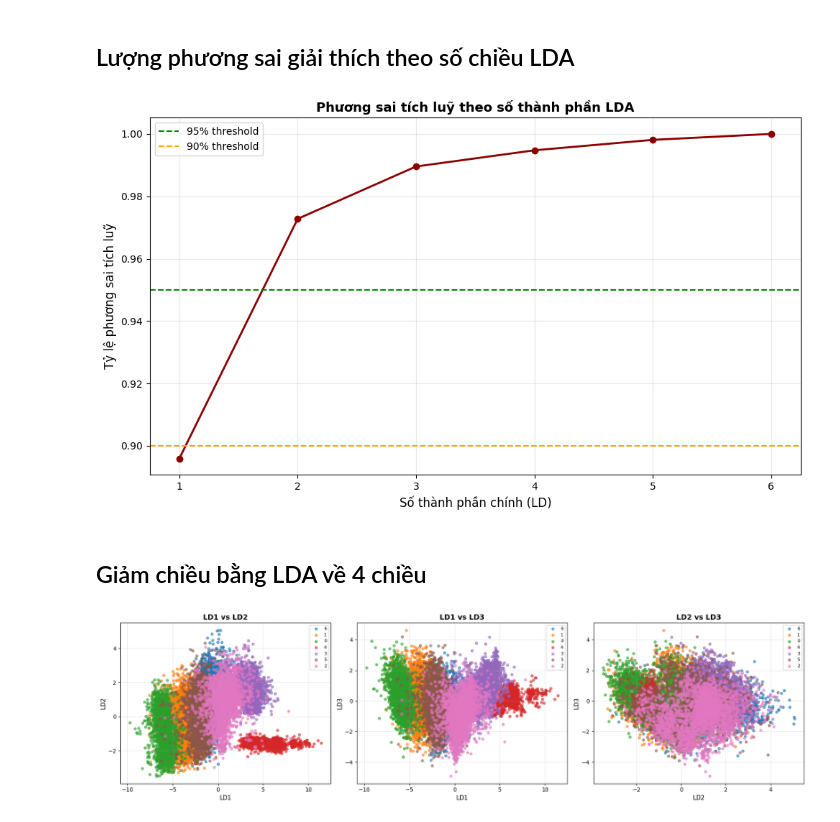
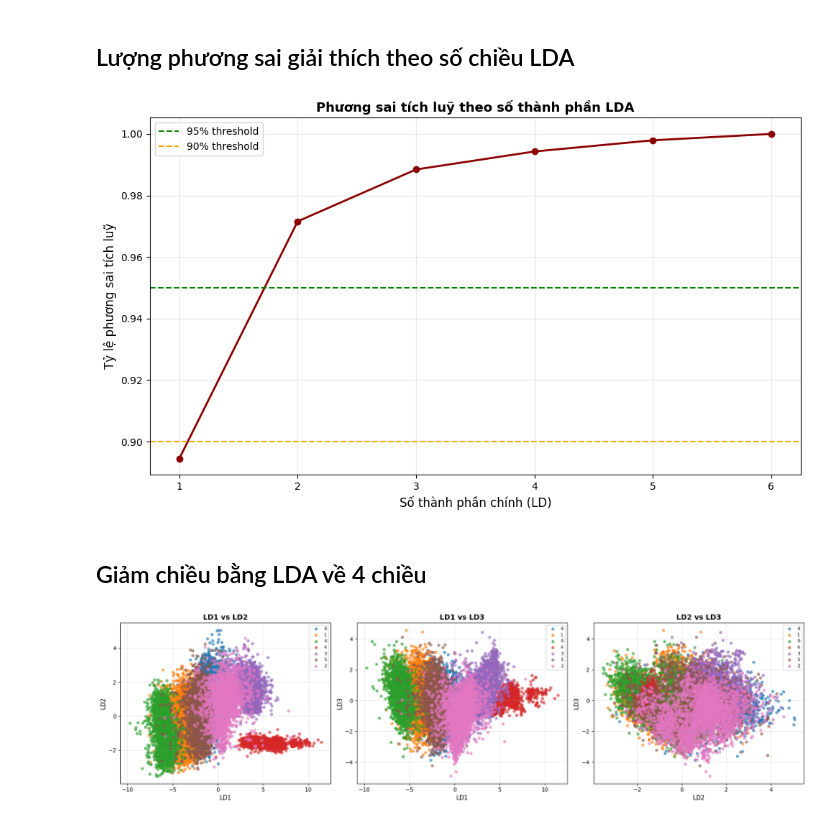
Before and after one commit to tranminhduc9/Obesity_Predict_ML, a Jupyter notebook: dimension_reduction.ipynb, the cells around one changed output. Drawn from its saved outputs; the diff is of its cells as text; code cells hidden in the pictures.

```diff
--- a/dimension_reduction.ipynb
+++ b/dimension_reduction.ipynb
@@ -8,4 +8,10 @@ import matplotlib.pyplot as plt
 import seaborn as sns
 # %%
 df = pd.read_csv('data/obesity_data_cleaned.csv')
-df
+df.head()
+
+# Xác định các cột categorical và numerical
+numerical_cols = ['Age', 'Height', 'Weight', 'FCVC', 'NCP', 'CH2O', 'FAF', 'TUE']
+
+categorical_cols = [col for col in df.columns
+                    if col not in numerical_cols and col != 'NObeyesdad']
@@ -49,8 +25,10 @@ X_scaled_df.head()
 # %%
-pca_full = PCA()
-pca_full.fit(X_scaled)
+# Áp dụng FAMD với tất cả các components
+famd_full = prince.FAMD(n_components = X.shape[1], copy=True, check_input=True, engine='sklearn', random_state=42)
+famd_full.fit(X)
 
-explained_variance = pca_full.explained_variance_ratio_
+# Tính explained variance từ eigenvalues
+explained_variance = famd_full.eigenvalues_ / famd_full.eigenvalues_.sum()
 cumulative_variance = np.cumsum(explained_variance)
 
 fig, ax = plt.subplots(figsize=(10, 6))
@@ -59,9 +37,9 @@ ax.plot(range(1, len(cumulative_variance) + 1), cumulative_variance,
         marker='o', linewidth=2, markersize=6, color='darkred')
 ax.axhline(y=0.95, color='green', linestyle='--', linewidth=1.5, label='95% threshold')
 ax.axhline(y=0.90, color='orange', linestyle='--', linewidth=1.5, label='90% threshold')
-ax.set_xlabel('Số thành phần chính (PC)', fontsize=12)
+ax.set_xlabel('Số thành phần chính (Component)', fontsize=12)
 ax.set_ylabel('Tỷ lệ phương sai tích luỹ', fontsize=12)
-ax.set_title('Phương sai tích luỹ theo số thành phần PCA', fontsize=13, fontweight='bold')
+ax.set_title('Phương sai tích luỹ theo số thành phần FAMD', fontsize=13, fontweight='bold')
 ax.grid(alpha=0.3)
 ax.set_xticks(range(1, len(cumulative_variance) + 1))
 ax.legend(fontsize=10)
@@ -125,30 +131,35 @@ PC8: 5.47%
 # LDA và trực quan
 # %% [markdown]
 ## Lượng phương sai giải thích theo số chiều LDA
+# %%
+scaler = StandardScaler()
+
+X_lda = X.copy()
+X_lda[numerical_cols] = scaler.fit_transform(X[numerical_cols])
 # %%
 lda_full = LDA()
-lda_full.fit(X_scaled, y)
+lda_full.fit(X_lda, y)
 
 explained_variance = lda_full.explained_variance_ratio_
 cumulative_variance = np.cumsum(explained_variance)
 
 fig, ax = plt.subplots(figsize=(10, 6))
 
 ax.plot(range(1, len(cumulative_variance) + 1), cumulative_variance,
         marker='o', linewidth=2, markersize=6, color='darkred')
 ax.axhline(y=0.95, color='green', linestyle='--', linewidth=1.5, label='95% threshold')
 ax.axhline(y=0.90, color='orange', linestyle='--', linewidth=1.5, label='90% threshold')
 ax.set_xlabel('Số thành phần chính (LD)', fontsize=12)
 ax.set_ylabel('Tỷ lệ phương sai tích luỹ', fontsize=12)
 ax.set_title('Phương sai tích luỹ theo số thành phần LDA', fontsize=13, fontweight='bold')
 ax.grid(alpha=0.3)
 ax.set_xticks(range(1, len(cumulative_variance) + 1))
 ax.legend(fontsize=10)
 
 plt.tight_layout()
 plt.show()
 # %% [output]
-[figure, old version]
+[figure, new version]
 # %% [markdown]
 ## Giảm chiều bằng LDA về 4 chiều
 # %%
@@ -165,8 +176,8 @@ for idx, (i, j) in enumerate(pairs):
     for label in y.unique():
         mask = y == label
         axes[idx].scatter(
-            X_lda[mask, i],
-            X_lda[mask, j],
+            X_lda_4D[mask, i],
+            X_lda_4D[mask, j],
             label=label,
             alpha=0.6,
             s=20
@@ -180,7 +191,7 @@ for idx, (i, j) in enumerate(pairs):
 plt.tight_layout()
 plt.show()
 # %% [output]
-[figure, old version]
+[figure, new version]
 # %%
 print("Tỷ lệ phương sai giải thích bởi từng thành phần LDA:")
 for i, var in enumerate(lda.explained_variance_ratio_):
```
Also changed, not shown: parts of 15 cells of this notebook, 14 other files.
